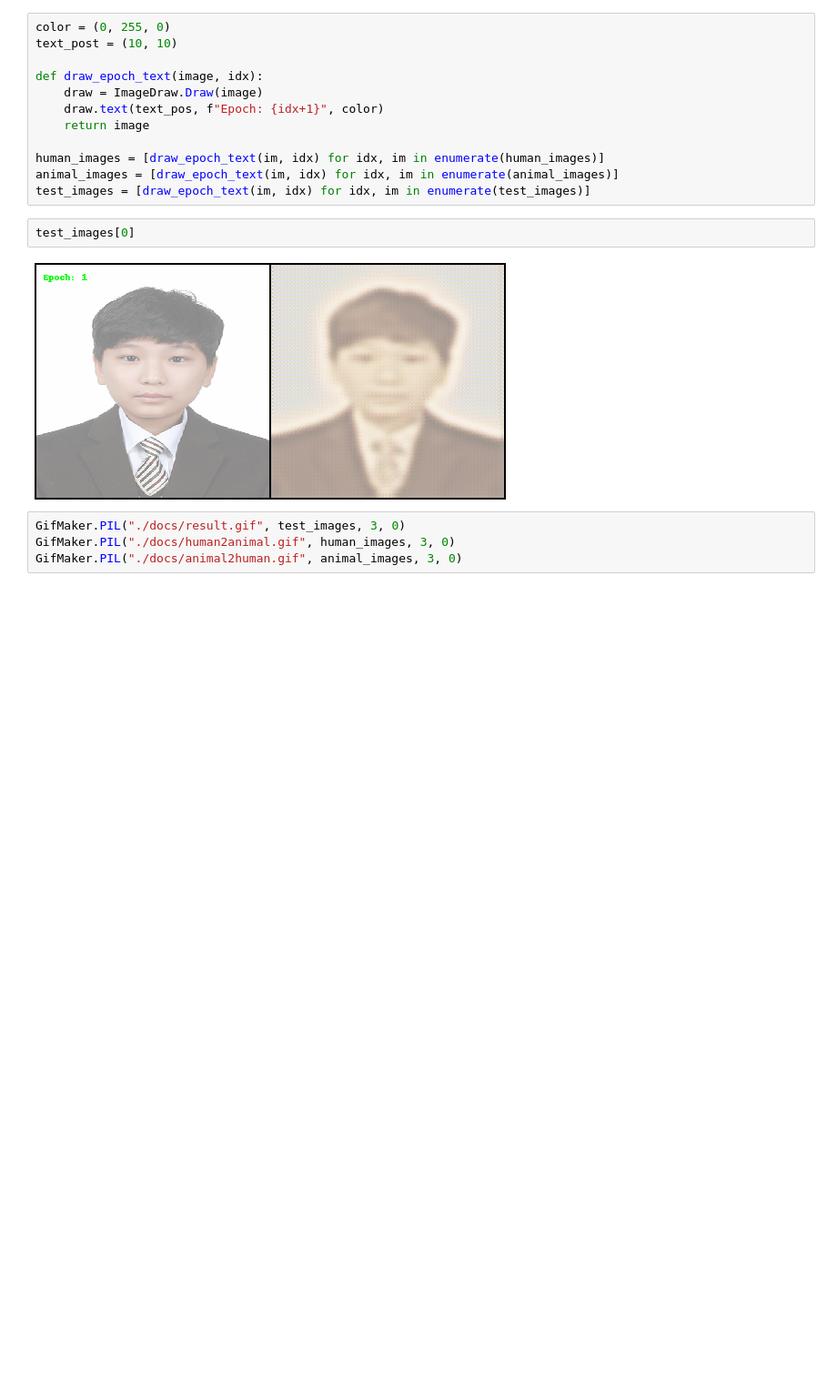
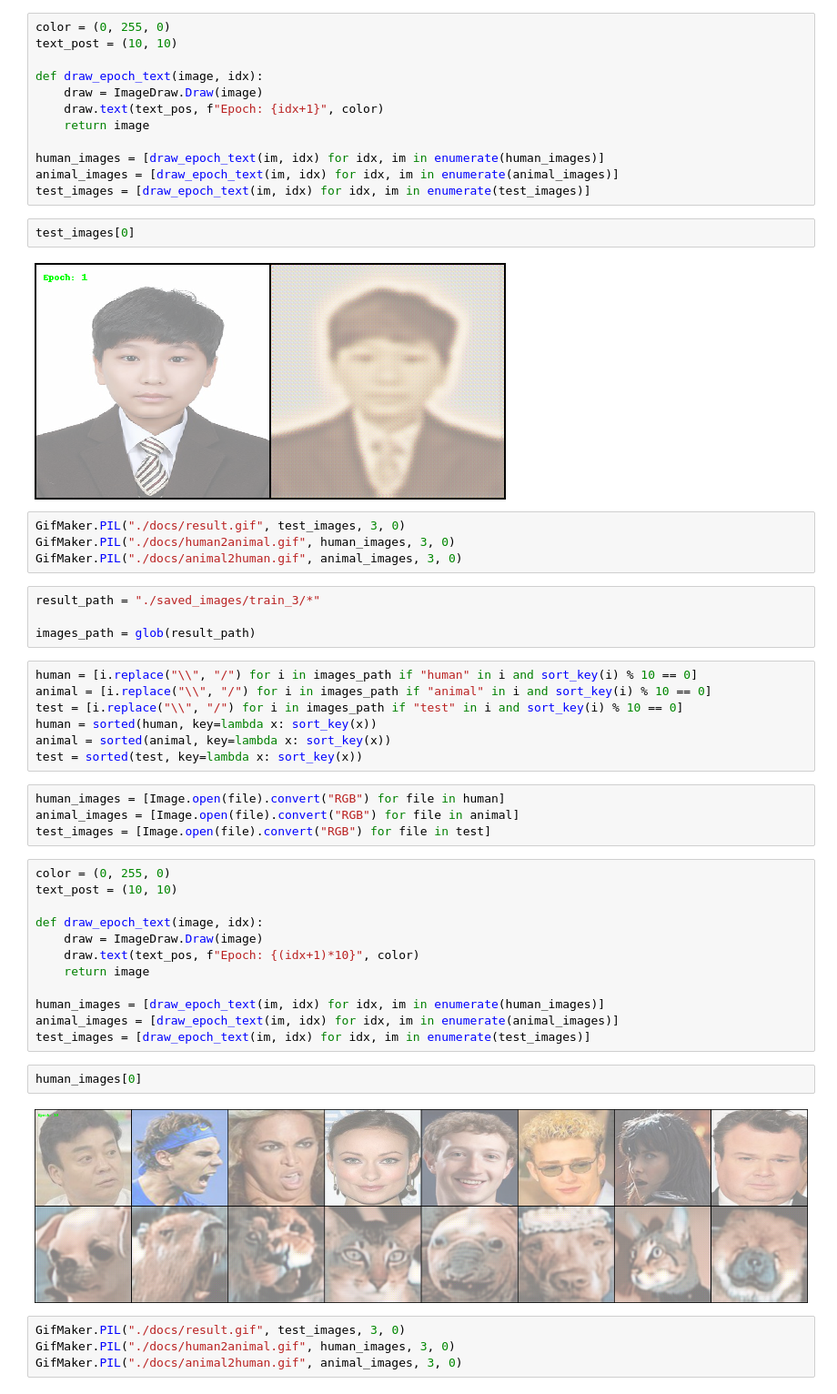
Before and after one commit to yoonhero/resemble_gan, a Jupyter notebook: ResembleCycleGAN/animation.ipynb, the cells around one changed output. Shown at 91% size. Saved outputs shown, nothing was run; the diff lists cells and outputs as text; blank space fills up the shorter version.

Commit message:
feat: CycleGAN Training Done

```diff
--- a/ResembleCycleGAN/animation.ipynb
+++ b/ResembleCycleGAN/animation.ipynb
@@ -62,3 +62,38 @@ test_images[0]
 GifMaker.PIL("./docs/result.gif", test_images, 3, 0)
 GifMaker.PIL("./docs/human2animal.gif", human_images, 3, 0)
 GifMaker.PIL("./docs/animal2human.gif", animal_images, 3, 0)
+# %%
+result_path = "./saved_images/train_3/*"
+
+images_path = glob(result_path)
+# %%
+human = [i.replace("\\", "/") for i in images_path if "human" in i and sort_key(i) % 10 == 0]
+animal = [i.replace("\\", "/") for i in images_path if "animal" in i and sort_key(i) % 10 == 0]
+test = [i.replace("\\", "/") for i in images_path if "test" in i and sort_key(i) % 10 == 0]
+human = sorted(human, key=lambda x: sort_key(x))
+animal = sorted(animal, key=lambda x: sort_key(x))
+test = sorted(test, key=lambda x: sort_key(x))
+# %%
+human_images = [Image.open(file).convert("RGB") for file in human]
+animal_images = [Image.open(file).convert("RGB") for file in animal]
+test_images = [Image.open(file).convert("RGB") for file in test]
+# %%
+color = (0, 255, 0)
+text_post = (10, 10)
+
+def draw_epoch_text(image, idx):
+    draw = ImageDraw.Draw(image)
+    draw.text(text_pos, f"Epoch: {(idx+1)*10}", color)
+    return image
+
+human_images = [draw_epoch_text(im, idx) for idx, im in enumerate(human_images)]
+animal_images = [draw_epoch_text(im, idx) for idx, im in enumerate(animal_images)]
+test_images = [draw_epoch_text(im, idx) for idx, im in enumerate(test_images)]
+# %%
+human_images[0]
+# %% [output]
+[figure, added]
+# %%
+GifMaker.PIL("./docs/result.gif", test_images, 3, 0)
+GifMaker.PIL("./docs/human2animal.gif", human_images, 3, 0)
+GifMaker.PIL("./docs/animal2human.gif", animal_images, 3, 0)
```
Also changed, not shown: 4 other files.
